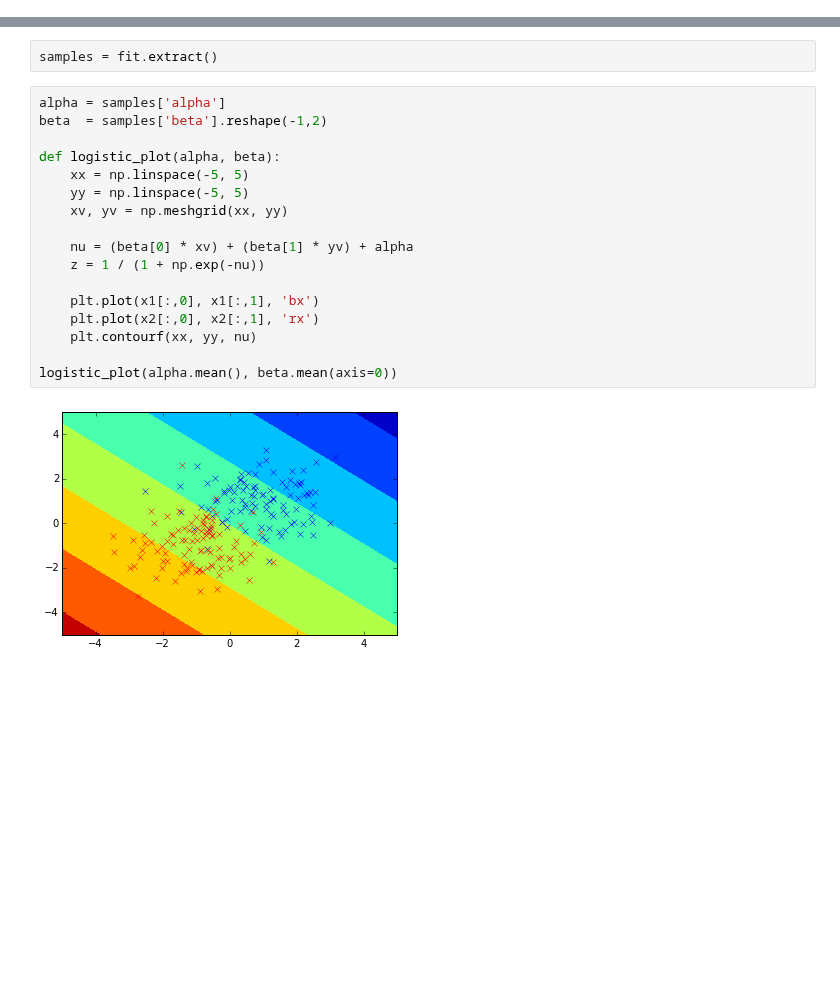
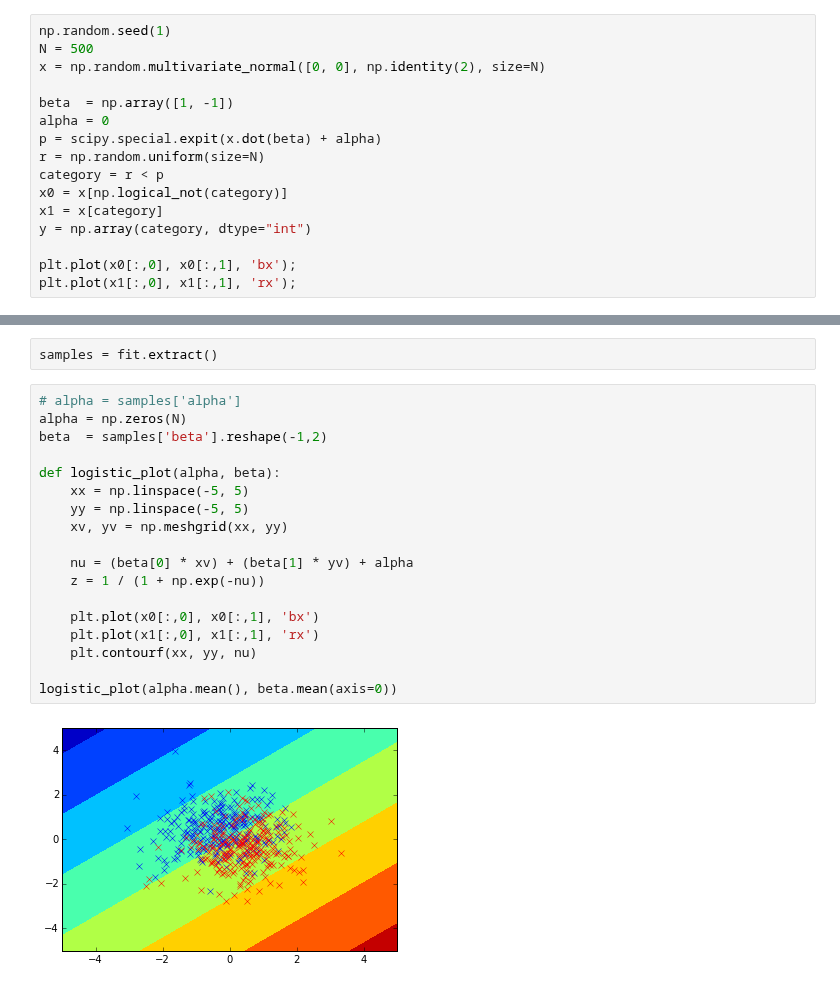
Before and after one commit to andykitchen/stan-examples, a Jupyter notebook: logistic.ipynb, the cells around one changed output, grey strips where cells are left out. Saved outputs shown, nothing was run; the diff lists cells and outputs as text; blank space fills up the shorter version.

```diff
--- a/logistic.ipynb
+++ b/logistic.ipynb
@@ -17,0 +8,16 @@ y = np.concatenate([np.repeat(0, N/2), np.repeat(1, N/2)], axis=0)
+# %%
+np.random.seed(1)
+N = 500
+x = np.random.multivariate_normal([0, 0], np.identity(2), size=N)
+
+beta  = np.array([1, -1])
+alpha = 0
+p = scipy.special.expit(x.dot(beta) + alpha)
+r = np.random.uniform(size=N)
+category = r < p
+x0 = x[np.logical_not(category)]
+x1 = x[category]
+y = np.array(category, dtype="int")
+
+plt.plot(x0[:,0], x0[:,1], 'bx');
+plt.plot(x1[:,0], x1[:,1], 'rx');
@@ -79,24 +106,25 @@ fit.plot();
 # %%
 samples = fit.extract()
 # %%
-alpha = samples['alpha']
+# alpha = samples['alpha']
+alpha = np.zeros(N)
 beta  = samples['beta'].reshape(-1,2)
 
 def logistic_plot(alpha, beta):
     xx = np.linspace(-5, 5)
     yy = np.linspace(-5, 5)
     xv, yv = np.meshgrid(xx, yy)
 
     nu = (beta[0] * xv) + (beta[1] * yv) + alpha
     z = 1 / (1 + np.exp(-nu))
 
-    plt.plot(x1[:,0], x1[:,1], 'bx')
-    plt.plot(x2[:,0], x2[:,1], 'rx')
+    plt.plot(x0[:,0], x0[:,1], 'bx')
+    plt.plot(x1[:,0], x1[:,1], 'rx')
     plt.contourf(xx, yy, nu)
 
 logistic_plot(alpha.mean(), beta.mean(axis=0))
 # %% [output]
-[figure, old version]
+[figure, new version]
 # %%
 n = np.random.randint(len(alpha))
 alpha_p = alpha[n]
```
Also changed, not shown: parts of 8 cells of this notebook, 1 other file.
